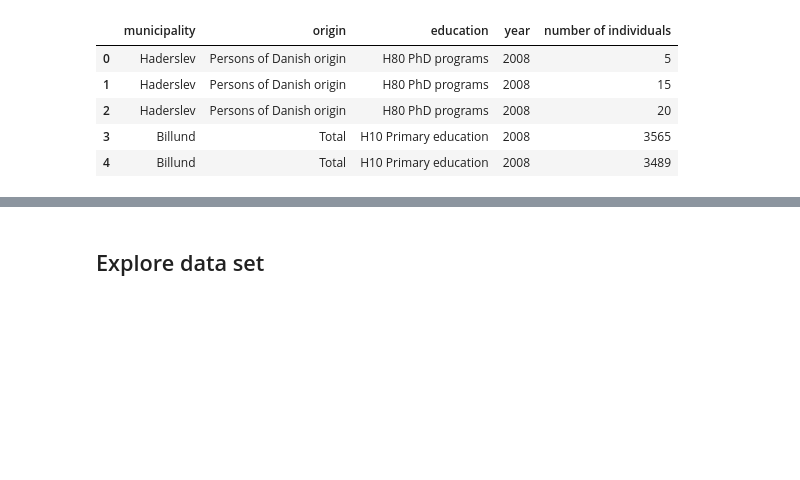
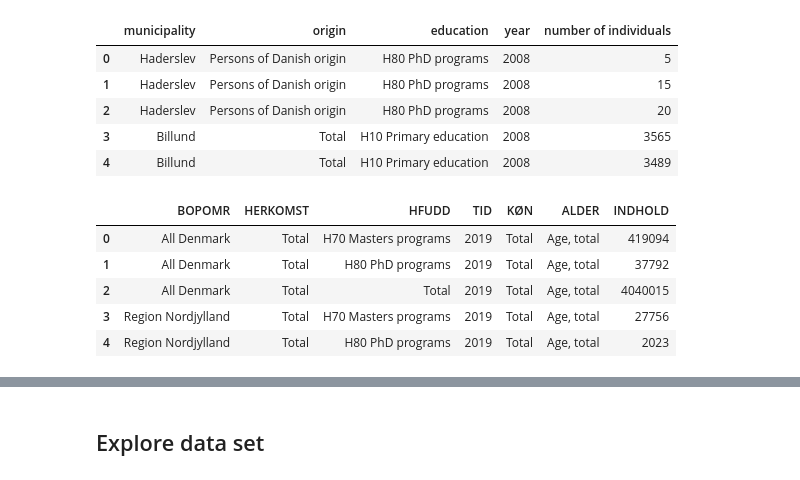
Before and after one commit to AskerNC/projects-2021-sstl, a Jupyter notebook: dataproject/dataproject.ipynb, the cells around one changed output, grey strips where cells are left out. Cells and saved outputs as stored; diff of their text form; code cells hidden in the pictures; blank space fills up the shorter version.

```diff
--- a/dataproject/dataproject.ipynb
+++ b/dataproject/dataproject.ipynb
@@ -314,3 +345,15 @@ edu_api.head(5)
 | 2 | Haderslev | Persons of Danish origin | H80 PhD programs | 2008 | 20 |
 | 3 | Billund | Total | H10 Primary education | 2008 | 3565 |
 | 4 | Billund | Total | H10 Primary education | 2008 | 3489 |
+# %%
+# Using the IDs from the previous table we get the data
+variables_2 = {'BOPOMR':['*'],'HERKOMST':['TOT'],'HFUDD':['TOT','H70','H80'],'Tid':['2019'],'KØN':['TOT'],'ALDER':['TOT']}
+edu_api = Dst.get_data(table_id = 'HFUDD11', variables=variables_2)
+edu_api.head(5)
+# %% [output]
+|  | BOPOMR | HERKOMST | HFUDD | TID | KØN | ALDER | INDHOLD |
+| 0 | All Denmark | Total | H70 Masters programs | 2019 | Total | Age, total | 419094 |
+| 1 | All Denmark | Total | H80 PhD programs | 2019 | Total | Age, total | 37792 |
+| 2 | All Denmark | Total | Total | 2019 | Total | Age, total | 4040015 |
+| 3 | Region Nordjylland | Total | H70 Masters programs | 2019 | Total | Age, total | 27756 |
+| 4 | Region Nordjylland | Total | H80 PhD programs | 2019 | Total | Age, total | 2023 |
```
Also changed, not shown: parts of 9 cells of this notebook.
